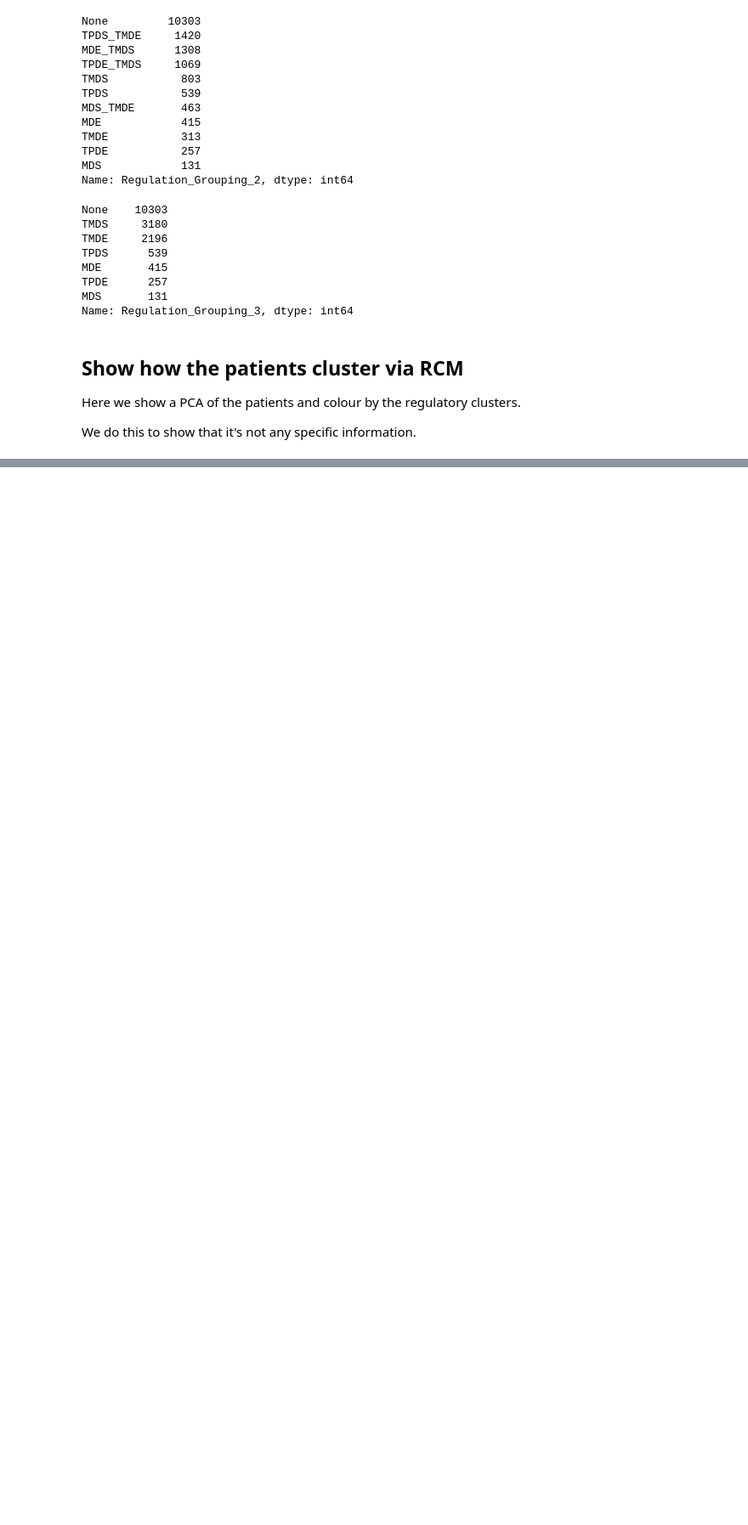
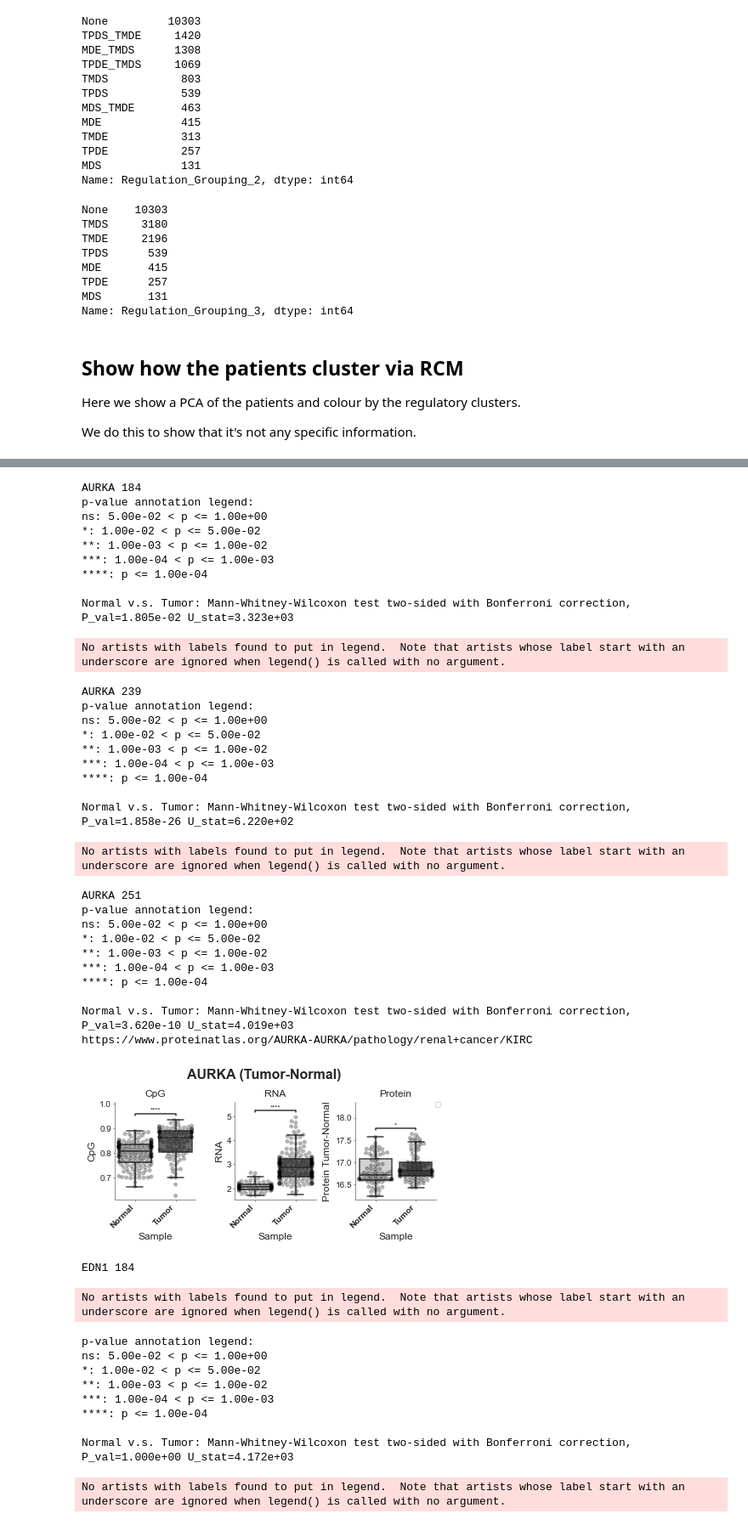
Before and after one commit to ArianeMora/SiRCle_multiomics_integration, a Jupyter notebook: manuscript_reproducibility/N11_SiRCle_RCM.ipynb, the cells around one changed output, grey strips where cells are left out. Shown at 85% size. Saved outputs shown, nothing was run; the diff lists cells and outputs as text; code cells hidden in the pictures; blank space fills up the shorter version.

```diff
--- a/manuscript_reproducibility/N11_SiRCle_RCM.ipynb
+++ b/manuscript_reproducibility/N11_SiRCle_RCM.ipynb
@@ -318,0 +541,5 @@ plt.show()
+# %%
+save_fig = True
+for gene_name in ['AURKA', 'EDN1', 'NEK2', 'CDC25C']:
+    plot_gene_logfcs_simple(gene_name, 'Normal', 'Tumor',  x='SampleType')
+# %% [output]
@@ -318,0 +547,42 @@ plt.show()
+AURKA 184
+p-value annotation legend:
+ns: 5.00e-02 < p <= 1.00e+00
+*: 1.00e-02 < p <= 5.00e-02
+**: 1.00e-03 < p <= 1.00e-02
+***: 1.00e-04 < p <= 1.00e-03
+****: p <= 1.00e-04
+
+Normal v.s. Tumor: Mann-Whitney-Wilcoxon test two-sided with Bonferroni correction, P_val=1.805e-02 U_stat=3.323e+03
+No artists with labels found to put in legend.  Note that artists whose label start with an underscore are ignored when legend() is called with no argument.
+AURKA 239
+p-value annotation legend:
+ns: 5.00e-02 < p <= 1.00e+00
+*: 1.00e-02 < p <= 5.00e-02
+**: 1.00e-03 < p <= 1.00e-02
+***: 1.00e-04 < p <= 1.00e-03
+****: p <= 1.00e-04
+
+Normal v.s. Tumor: Mann-Whitney-Wilcoxon test two-sided with Bonferroni correction, P_val=1.858e-26 U_stat=6.220e+02
+No artists with labels found to put in legend.  Note that artists whose label start with an underscore are ignored when legend() is called with no argument.
+AURKA 251
+p-value annotation legend:
+ns: 5.00e-02 < p <= 1.00e+00
+*: 1.00e-02 < p <= 5.00e-02
+**: 1.00e-03 < p <= 1.00e-02
+***: 1.00e-04 < p <= 1.00e-03
+****: p <= 1.00e-04
+
+Normal v.s. Tumor: Mann-Whitney-Wilcoxon test two-sided with Bonferroni correction, P_val=3.620e-10 U_stat=4.019e+03
+https://www.proteinatlas.org/AURKA-AURKA/pathology/renal+cancer/KIRC
+[figure, added]
+EDN1 184
+No artists with labels found to put in legend.  Note that artists whose label start with an underscore are ignored when legend() is called with no argument.
+p-value annotation legend:
+ns: 5.00e-02 < p <= 1.00e+00
+*: 1.00e-02 < p <= 5.00e-02
+**: 1.00e-03 < p <= 1.00e-02
+***: 1.00e-04 < p <= 1.00e-03
+****: p <= 1.00e-04
+
+Normal v.s. Tumor: Mann-Whitney-Wilcoxon test two-sided with Bonferroni correction, P_val=1.000e+00 U_stat=4.172e+03
+No artists with labels found to put in legend.  Note that artists whose label start with an underscore are ignored when legend() is called with no argument.
```
Also changed, not shown: parts of 19 cells of this notebook, 5 other files.
